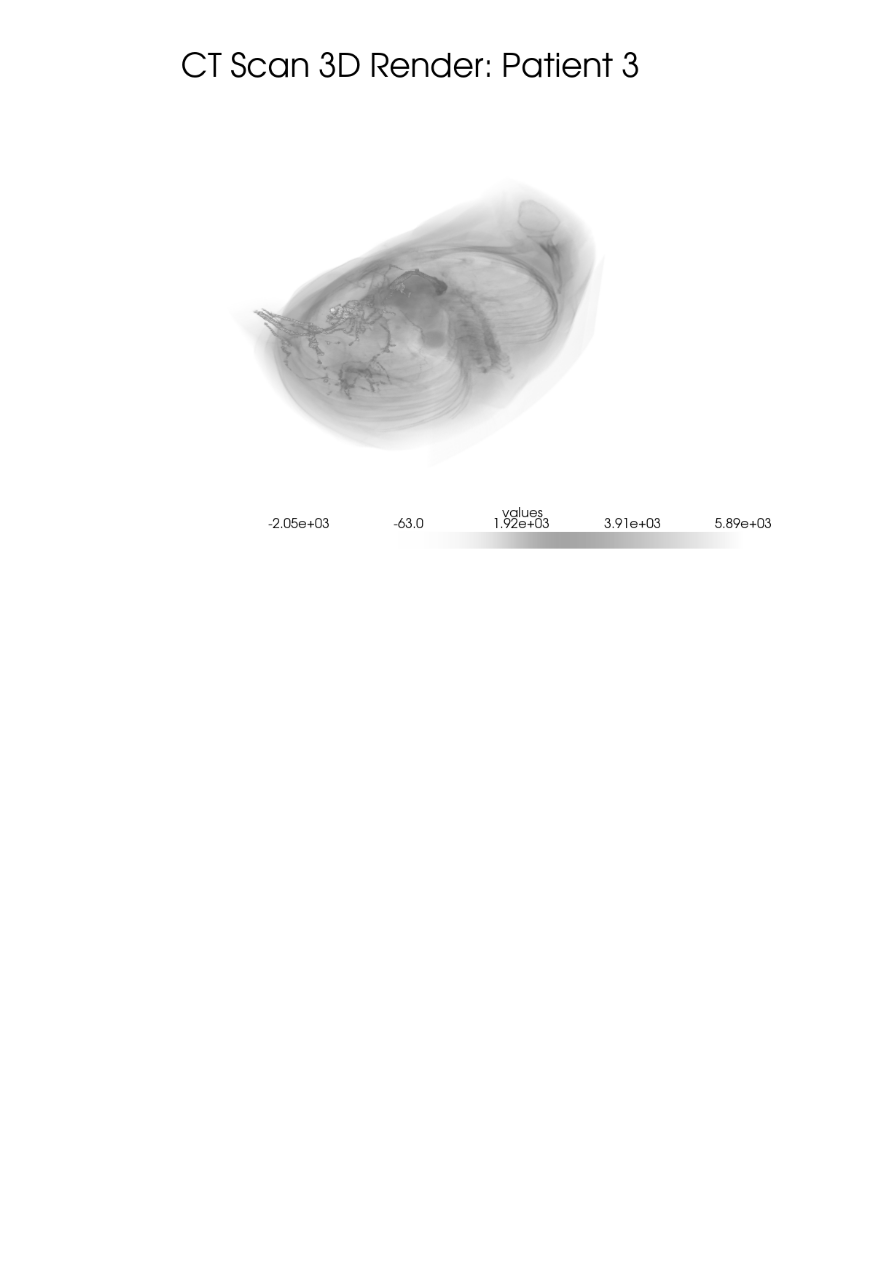
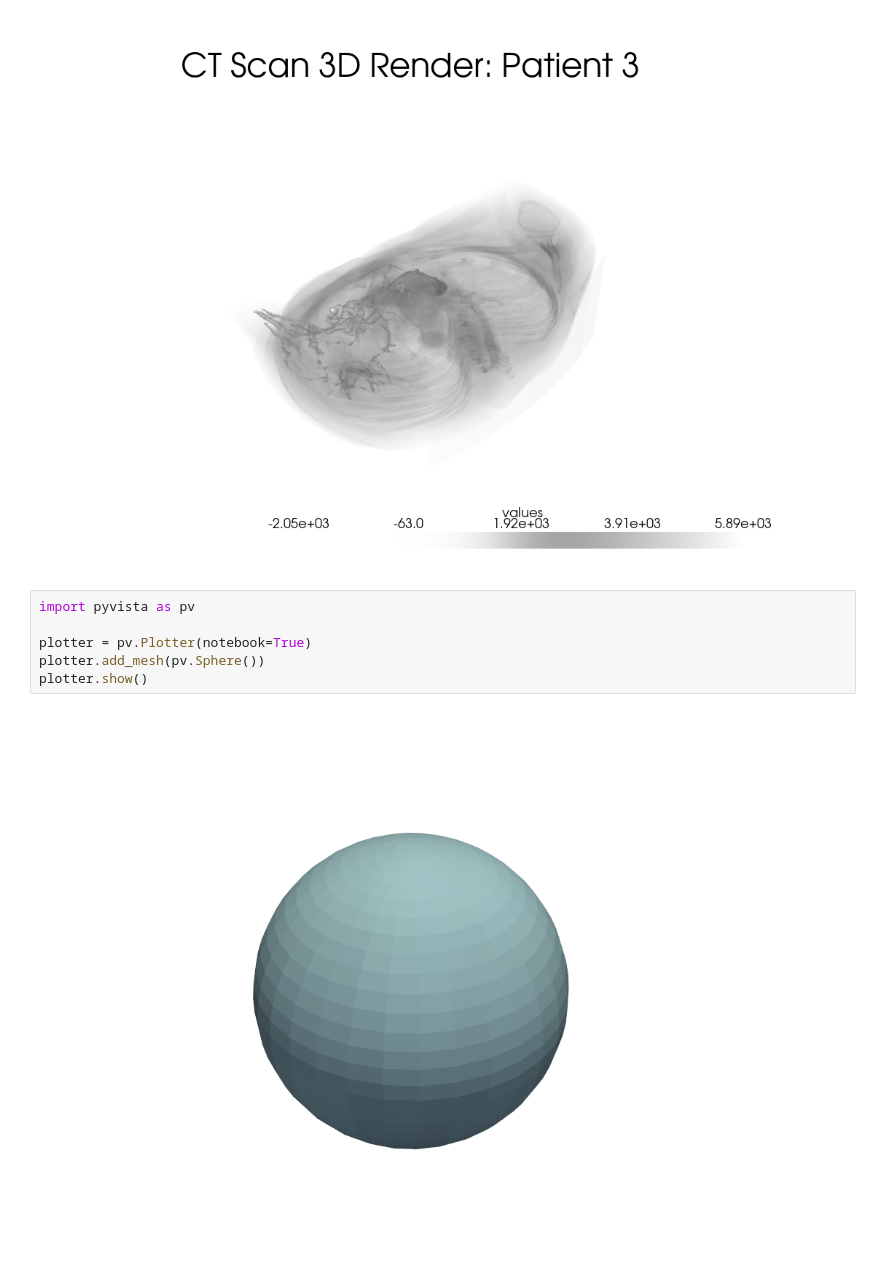
Before and after one commit to d-arteaga/lung-cancer-detection, a Jupyter notebook: Notebooks/visual3d.ipynb, the cells around one changed output. Saved outputs shown, nothing was run; the diff lists cells and outputs as text; blank space fills up the shorter version.

```diff
--- a/Notebooks/visual3d.ipynb
+++ b/Notebooks/visual3d.ipynb
@@ -125,3 +125,11 @@ cannot import name 'vtk' from 'trame.widgets' (c:\Users\darte\anaconda3\envs\lun
 Falling back to a static output.
   warnings.warn(
 [figure]
+# %%
+import pyvista as pv
+
+plotter = pv.Plotter(notebook=True)
+plotter.add_mesh(pv.Sphere())
+plotter.show()
+# %% [output]
+[figure, added]
```
Also changed, not shown: parts of 1 cell of this notebook, 15 other files.
